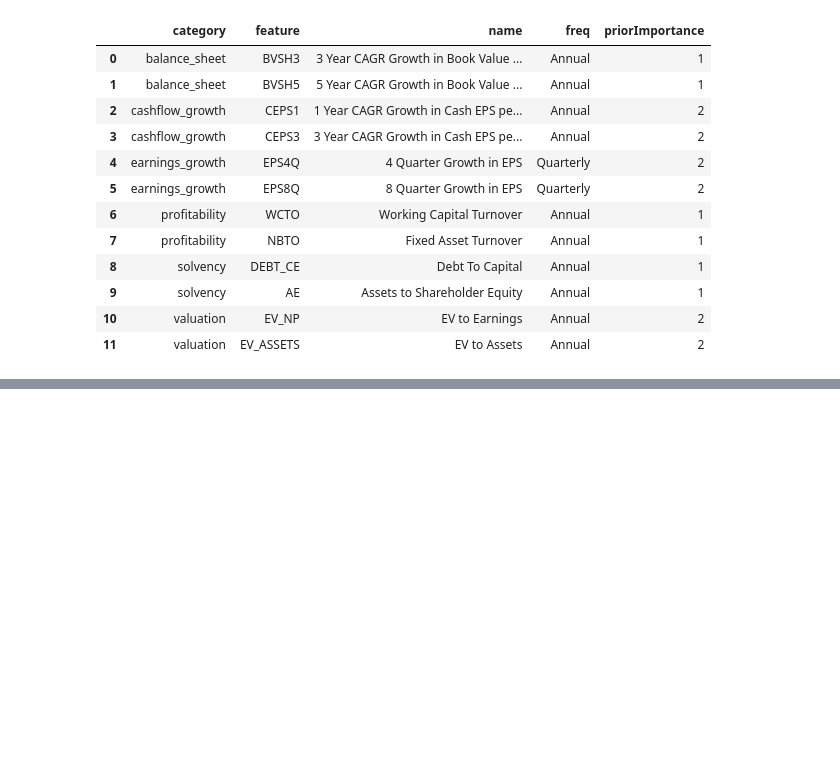
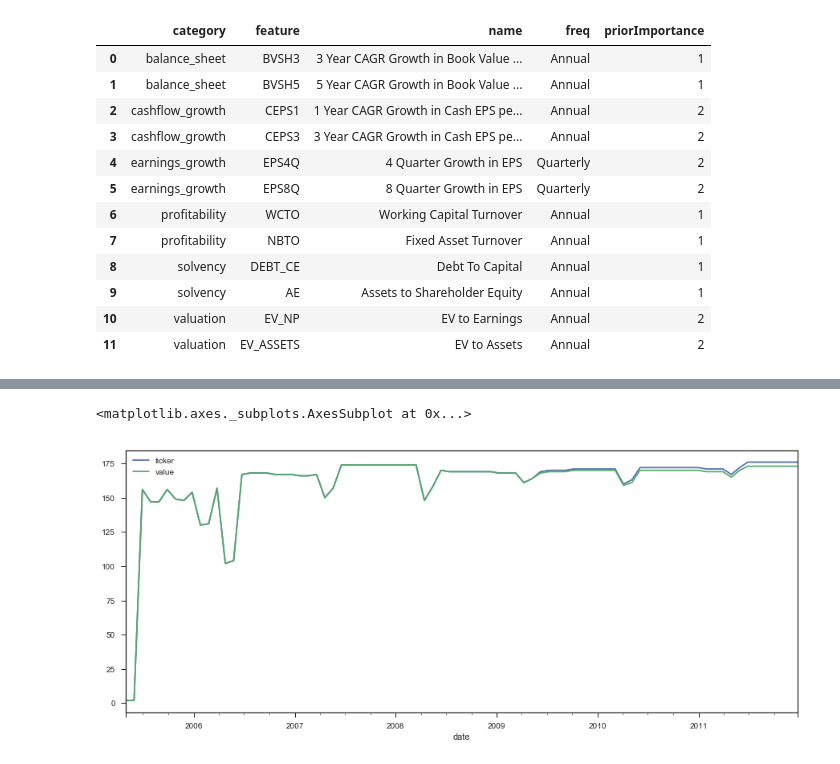
Before and after one commit to SiluPanda/capstone, a Jupyter notebook: CapstoneProject.ipynb, the cells around one changed output, grey strips where cells are left out. Cells and saved outputs as stored; diff of their text form; code cells hidden in the pictures; blank space fills up the shorter version.

```diff
--- a/CapstoneProject.ipynb
+++ b/CapstoneProject.ipynb
@@ -193,8 +200,8 @@ def createTrainingAndTestSet(dfn,prc):
         #Populate BoardMeetingDate by matching guessed QuarterEndDate in earnings_dates
         #with date in dfn for each ticker
         dfn = pd.merge(dfn,earnings_dates[['QuarterEndDate','BoardMeetingDate','ticker','Purpose']],
-                              left_on=['date','ticker'], right_on=['QuarterEndDate','ticker'])
-
+                              left_on=['date','ticker'], right_on=['QuarterEndDate','ticker'],how ='outer')
+#        set_trace()
         #we know that many (certainly before 2010) earnings dates are missing
         #so populate a new column with a default date created by adding a delay
         dfn['EarningsReleaseDate'] = dfn['date'] + pd.Timedelta(earningsReleaseDelay, unit='D')
@@ -216,7 +223,7 @@ def createTrainingAndTestSet(dfn,prc):
         #gets the cartesian product
         X_big = pd.merge(X,df_all_features,on='dummy')
 
-        #In the cross product of rebalnce dates, top 200 tickers, all features,
+        #In the cross product of rebalance dates, top 200 tickers, all features,
         #as of join 'standalone' and 'consolidated' values
         #We have chosesn allow_exact_matches=False because earnings releases are
         #usually after market close. So the earliest we can act on that information is
@@ -296,0 +307,16 @@ feature_desription.groupby('category').apply(lambda x:x[-3:-1]).drop('category',
+# %%
+X = X_train
+y = y_train
+
+important_features = pd.DataFrame(X.feature.unique(),columns = ['feature']).merge(feature_desription, how = 'inner')
+important_features = important_features[important_features.priorImportance == 2]
+
+pe = X[X.feature == 'PE'].copy()
+
+#Lets use consolidated where available else standalone
+pe['value'] = np.where(pe['consolidated'].isnull(),pe['standalone'],pe['standalone'])
+pe = pe[['date','ticker','value']]
+pe.groupby('date').count().plot()
+# %% [output]
+<matplotlib.axes._subplots.AxesSubplot at 0x...>
+[figure, added]
```
Also changed, not shown: parts of 8 cells of this notebook.
